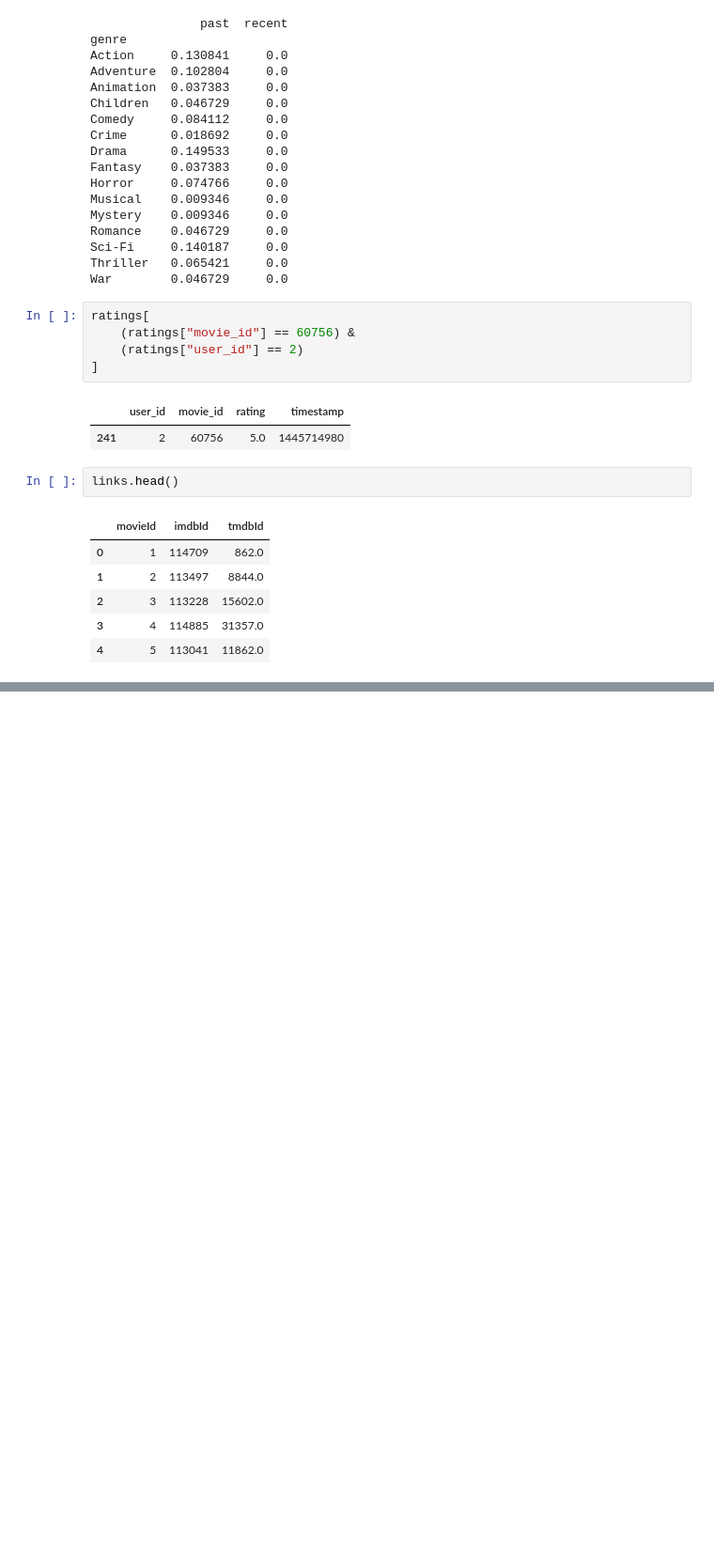
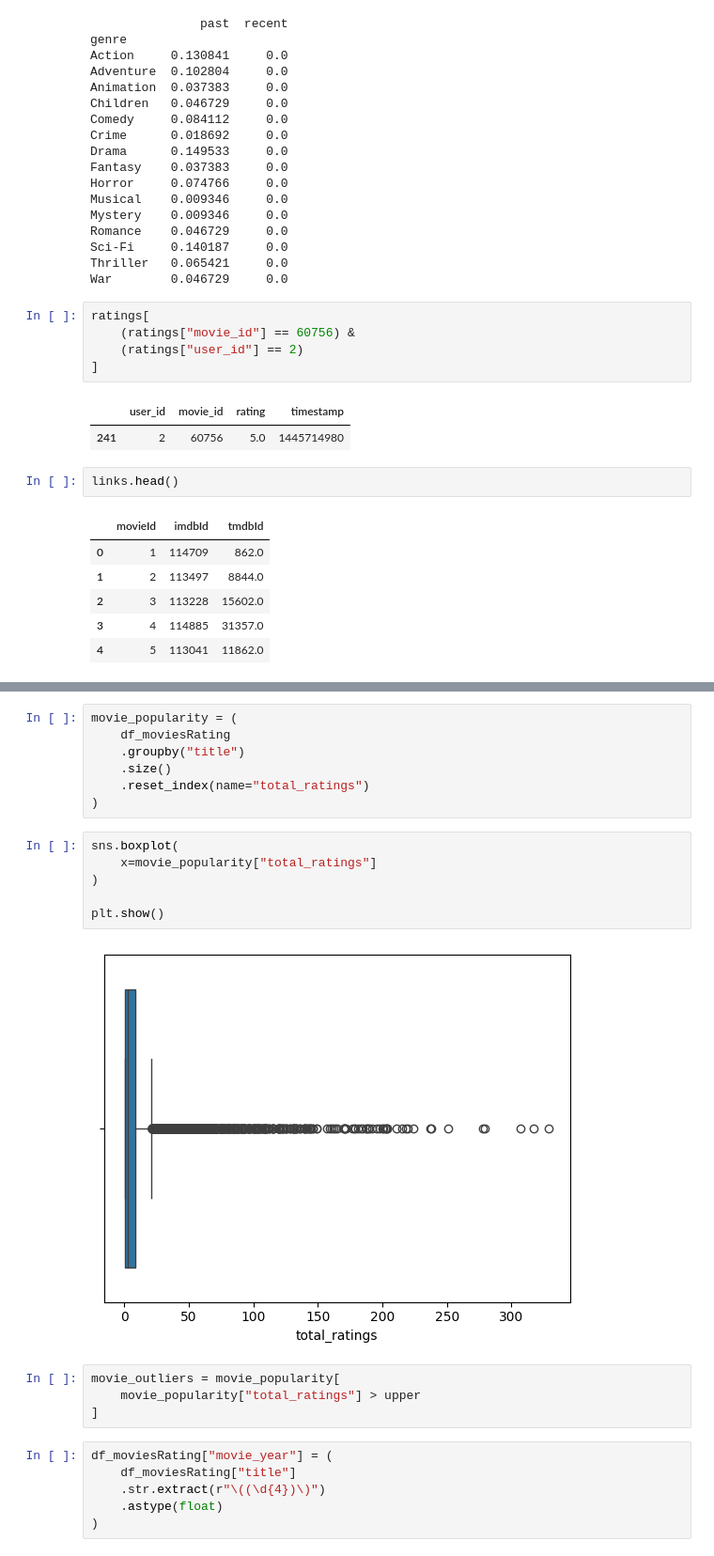
Before and after one commit to em-busca-do-shape-inexplicavel/Movie-Lens, a Jupyter notebook: notebooks/eda.ipynb, the cells around one changed output, grey strips where cells are left out. Shown at 94% size. Drawn from its saved outputs; the diff is of its cells as text; blank space fills up the shorter version.

```diff
--- a/notebooks/eda.ipynb
+++ b/notebooks/eda.ipynb
@@ -567,0 +666,25 @@ links.head()
+# %%
+movie_popularity = (
+    df_moviesRating
+    .groupby("title")
+    .size()
+    .reset_index(name="total_ratings")
+)
+# %%
+sns.boxplot(
+    x=movie_popularity["total_ratings"]
+)
+
+plt.show()
+# %% [output]
+[figure, added]
+# %%
+movie_outliers = movie_popularity[
+    movie_popularity["total_ratings"] > upper
+]
+# %%
+df_moviesRating["movie_year"] = (
+    df_moviesRating["title"]
+    .str.extract(r"\((\d{4})\)")
+    .astype(float)
+)
```
Also changed, not shown: parts of 16 cells of this notebook.
